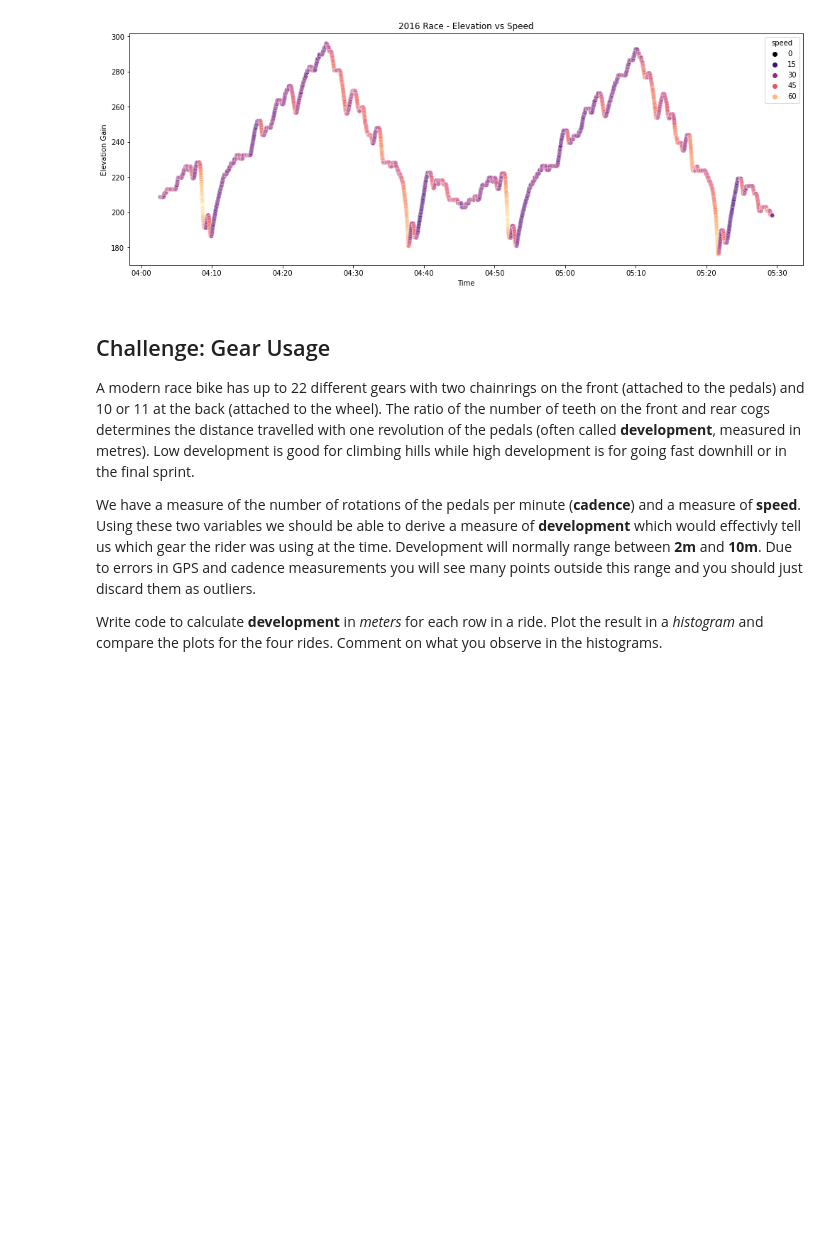
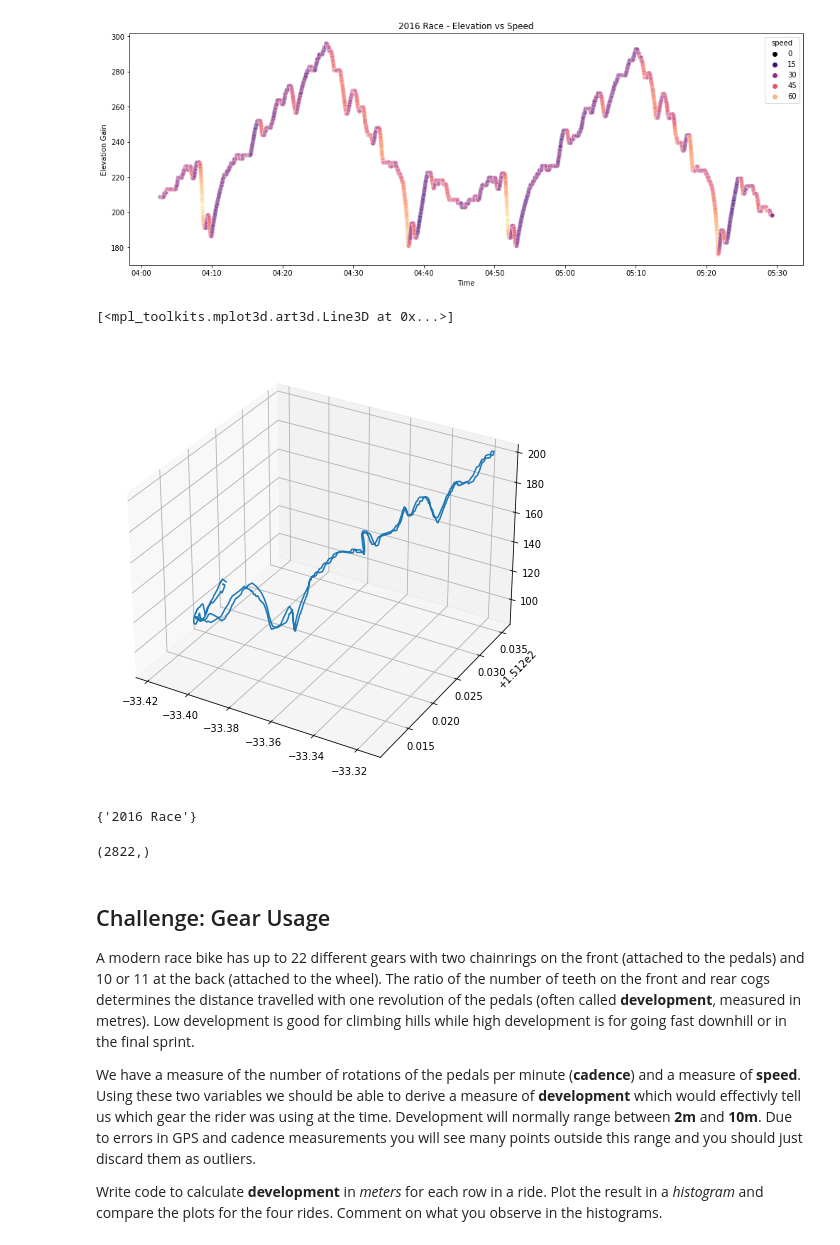
Before and after one commit to walthersy/DataScience-Portfolio, a Jupyter notebook: Portfolio 1.ipynb, the cells around one changed output. Saved outputs shown, nothing was run; the diff lists cells and outputs as text; code cells hidden in the pictures; blank space fills up the shorter version.

```diff
--- a/Portfolio 1.ipynb
+++ b/Portfolio 1.ipynb
@@ -426,17 +498,28 @@ el_ax2.xaxis.set_major_formatter(mdates.DateFormatter("%H:%M"))
 # %%
 # Experiment on 3D plot to account for elevation
 # # %matplotlib notebook
 
-# fig = plt.figure(figsize=(12,8))
+fig = plt.figure(figsize=(12,8))
 
-# ax3d = plt.axes(projection='3d')
-# xdata = df.query('dataset=="2016 Race"')['latitude']
-# ydata = df.query('dataset=="2016 Race"')['longitude']
-# zdata = df.query('dataset=="2016 Race"')['elevation']
-# ax3d.plot3D(xdata,ydata,zdata,lw=1)
-# # ax3d.view_init(20,210)
+ax3d = plt.axes(projection='3d')
+xdata = df.query('dataset=="2016 Time Trial"')['latitude']
+ydata = df.query('dataset=="2016 Time Trial"')['longitude']
+zdata = df.query('dataset=="2016 Time Trial"')['elevation']
+ax3d.plot3D(xdata,ydata,zdata)
+# ax3d.view_init(20,210)
 
 # Line duplicates seem to be due to multiple long lat data. How to standardize?
+# %% [output]
+[<mpl_toolkits.mplot3d.art3d.Line3D at 0x...>]
+[figure, added]
+# %%
+set(df.query('dataset=="2016 Race"').dataset)
+# %% [output]
+{'2016 Race'}
+# %%
+xdata.shape
+# %% [output]
+(2822,)
 # %% [markdown]
 ## Challenge: Gear Usage
 
```
Also changed, not shown: parts of 10 cells of this notebook.
